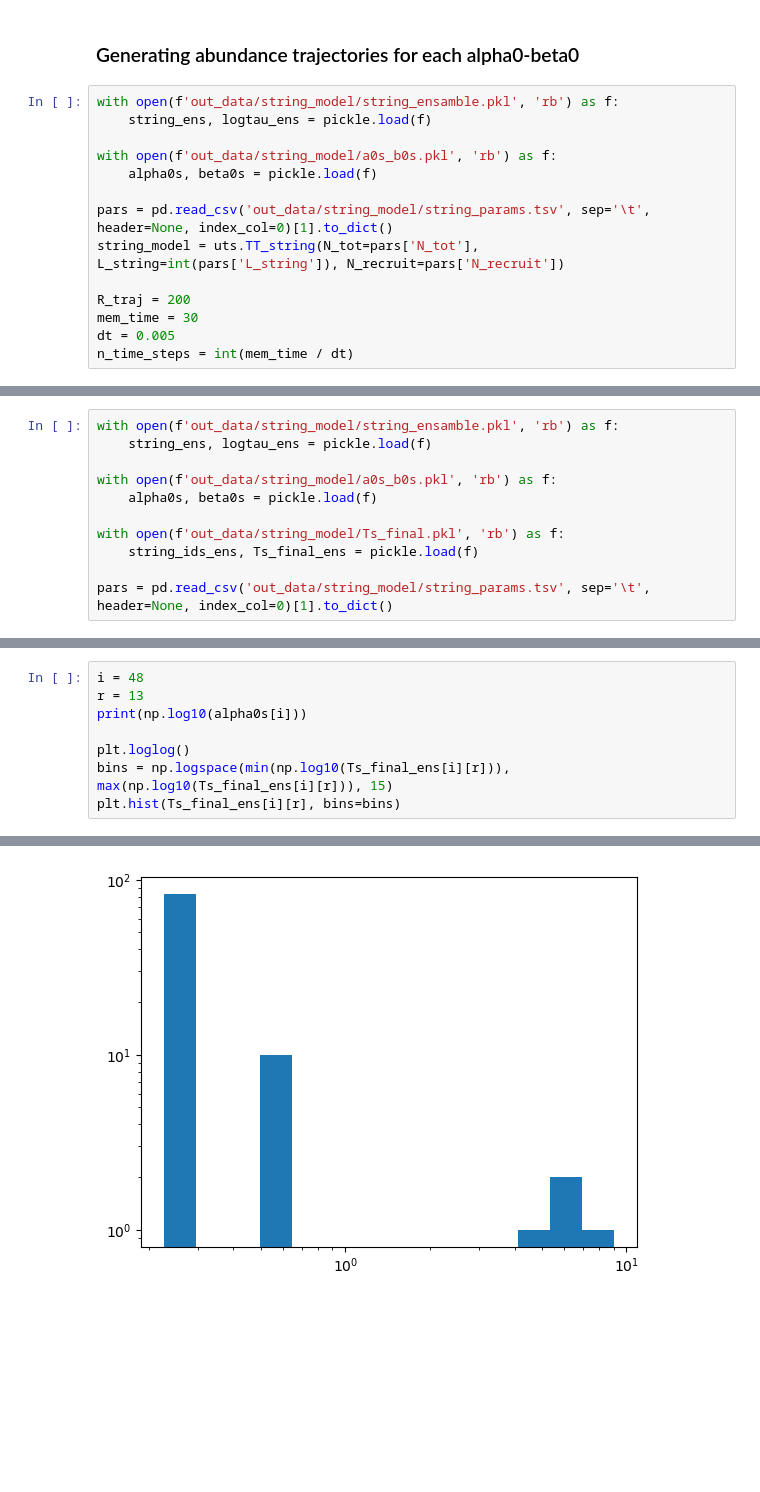
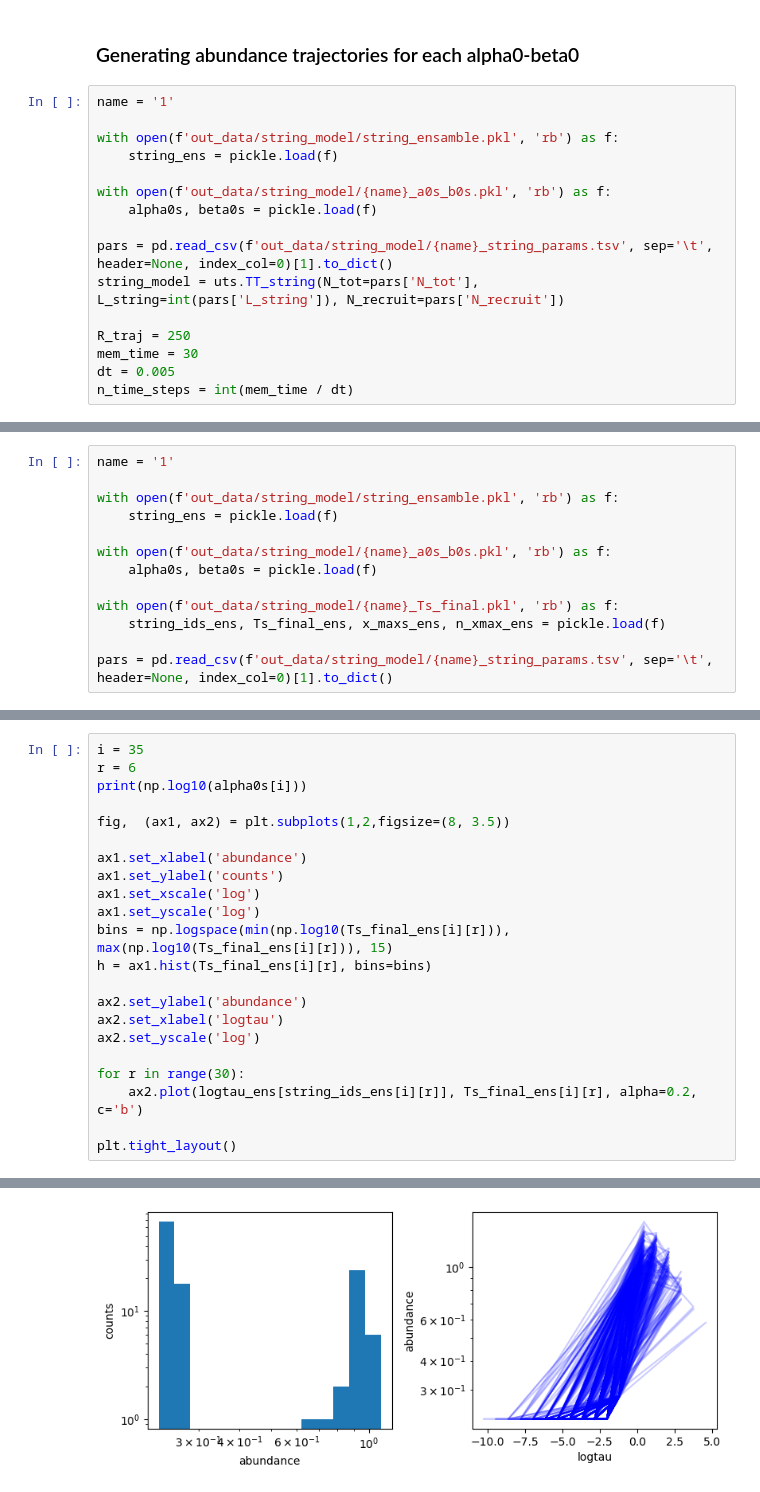
Before and after one commit to statbiophys/TT-inhibition, a Jupyter notebook: string_model.ipynb, the cells around one changed output, grey strips where cells are left out. Cells and saved outputs as stored; diff of their text form; blank space fills up the shorter version.

```diff
--- a/string_model.ipynb
+++ b/string_model.ipynb
@@ -115,16 +195,18 @@ plt.plot(alpha0s, beta0s)
 # %% [markdown]
 ### Generating abundance trajectories for each alpha0-beta0
 # %%
+name = '1'
+
 with open(f'out_data/string_model/string_ensamble.pkl', 'rb') as f:
-    string_ens, logtau_ens = pickle.load(f)
+    string_ens = pickle.load(f)
 
-with open(f'out_data/string_model/a0s_b0s.pkl', 'rb') as f:
+with open(f'out_data/string_model/{name}_a0s_b0s.pkl', 'rb') as f:
     alpha0s, beta0s = pickle.load(f)
 
-pars = pd.read_csv('out_data/string_model/string_params.tsv', sep='\t', header=None, index_col=0)[1].to_dict()
+pars = pd.read_csv(f'out_data/string_model/{name}_string_params.tsv', sep='\t', header=None, index_col=0)[1].to_dict()
 string_model = uts.TT_string(N_tot=pars['N_tot'], L_string=int(pars['L_string']), N_recruit=pars['N_recruit'])
 
-R_traj = 200
+R_traj = 250
 mem_time = 30
 dt = 0.005
 n_time_steps = int(mem_time / dt)
@@ -186,15 +277,17 @@ def compute_inv_simps(Ts_mat):
     inv_simps = inv_simps[~np.isinf(inv_simps)]
     return np.mean(inv_simps)
 # %%
+name = '1'
+
 with open(f'out_data/string_model/string_ensamble.pkl', 'rb') as f:
-    string_ens, logtau_ens = pickle.load(f)
+    string_ens = pickle.load(f)
 
-with open(f'out_data/string_model/a0s_b0s.pkl', 'rb') as f:
+with open(f'out_data/string_model/{name}_a0s_b0s.pkl', 'rb') as f:
     alpha0s, beta0s = pickle.load(f)
 
-with open(f'out_data/string_model/Ts_final.pkl', 'rb') as f:
-    string_ids_ens, Ts_final_ens = pickle.load(f)
+with open(f'out_data/string_model/{name}_Ts_final.pkl', 'rb') as f:
+    string_ids_ens, Ts_final_ens, x_maxs_ens, n_xmax_ens = pickle.load(f)
 
-pars = pd.read_csv('out_data/string_model/string_params.tsv', sep='\t', header=None, index_col=0)[1].to_dict()
+pars = pd.read_csv(f'out_data/string_model/{name}_string_params.tsv', sep='\t', header=None, index_col=0)[1].to_dict()
 # %%
 Rt = int(pars['R_traj'])
@@ -348,9 +405,23 @@ for i in ids:
 # %%
-i = 48
-r = 13
+i = 35
+r = 6
 print(np.log10(alpha0s[i]))
 
-plt.loglog()
+fig,  (ax1, ax2) = plt.subplots(1,2,figsize=(8, 3.5))
+
+ax1.set_xlabel('abundance')
+ax1.set_ylabel('counts')
+ax1.set_xscale('log')
+ax1.set_yscale('log')
 bins = np.logspace(min(np.log10(Ts_final_ens[i][r])), max(np.log10(Ts_final_ens[i][r])), 15)
-plt.hist(Ts_final_ens[i][r], bins=bins)
+h = ax1.hist(Ts_final_ens[i][r], bins=bins)
+
+ax2.set_ylabel('abundance')
+ax2.set_xlabel('logtau')
+ax2.set_yscale('log')
+
+for r in range(30):
+    ax2.plot(logtau_ens[string_ids_ens[i][r]], Ts_final_ens[i][r], alpha=0.2, c='b')
+
+plt.tight_layout()
 # %% [output]
@@ -364 +429 @@ plt.hist(Ts_final_ens[i][r], bins=bins)
-[figure, old version]
+[figure, new version]
```
Also changed, not shown: parts of 23 cells of this notebook, 17 other files.
